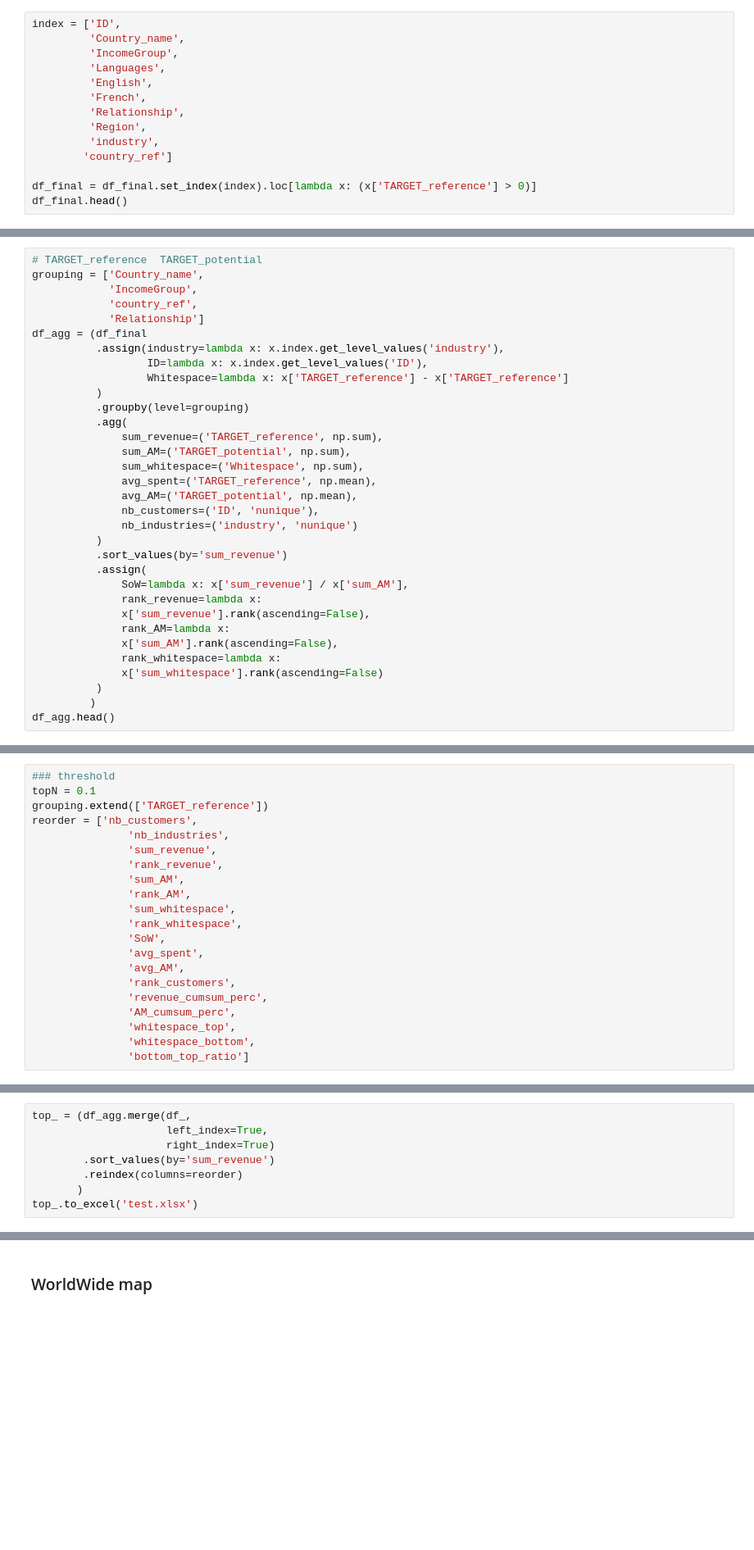
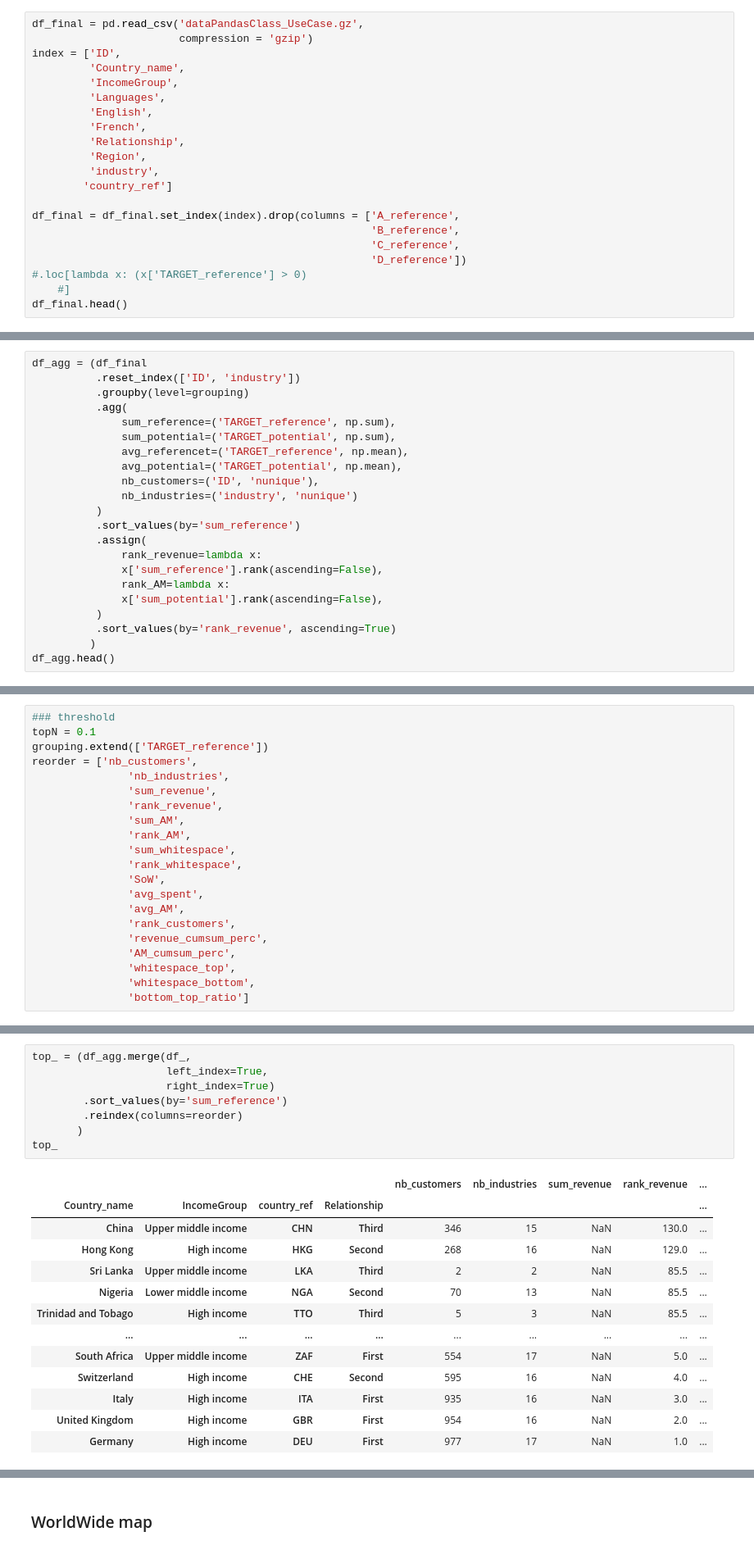
Before and after one commit to thomaspernet/PythonTeaching, a Jupyter notebook: Lectures/05_Pandas/UseCases/Use_Case_CA.ipynb, the cells around one changed output, grey strips where cells are left out. Shown at 82% size. Drawn from its saved outputs; the diff is of its cells as text; blank space fills up the shorter version.

Commit message:
Updade var name

```diff
--- a/Lectures/05_Pandas/UseCases/Use_Case_CA.ipynb
+++ b/Lectures/05_Pandas/UseCases/Use_Case_CA.ipynb
@@ -76,6 +73,8 @@ df_final = pd.read_csv('dataPandasClass_UseCase.gz',
 # %% [markdown]
 Set the index and remove prospect from database
 # %%
+df_final = pd.read_csv('dataPandasClass_UseCase.gz',
+                       compression = 'gzip')
 index = ['ID',
          'Country_name',
          'IncomeGroup',
@@ -87,5 +86,10 @@ index = ['ID',
          'industry',
         'country_ref']
 
-df_final = df_final.set_index(index).loc[lambda x: (x['TARGET_reference'] > 0)]
+df_final = df_final.set_index(index).drop(columns = ['A_reference',
+                                                     'B_reference',
+                                                     'C_reference',
+                                                     'D_reference'])
+#.loc[lambda x: (x['TARGET_reference'] > 0)
+    #]
 df_final.head()
@@ -197,33 +373,22 @@ The outcomes can be viewed from this [link](https://1drv.ms/x/s!AkDhd3h9fJNWhSqO
 # %%
-# TARGET_reference	TARGET_potential
-grouping = ['Country_name',
-            'IncomeGroup',
-            'country_ref',
-            'Relationship']
 df_agg = (df_final
-          .assign(industry=lambda x: x.index.get_level_values('industry'),
-                  ID=lambda x: x.index.get_level_values('ID'),
-                  Whitespace=lambda x: x['TARGET_reference'] - x['TARGET_reference']
-          )
+          .reset_index(['ID', 'industry'])
           .groupby(level=grouping)
           .agg(
-              sum_revenue=('TARGET_reference', np.sum),
-              sum_AM=('TARGET_potential', np.sum),
-              sum_whitespace=('Whitespace', np.sum),
-              avg_spent=('TARGET_reference', np.mean),
-              avg_AM=('TARGET_potential', np.mean),
+              sum_reference=('TARGET_reference', np.sum),
+              sum_potential=('TARGET_potential', np.sum),
+              avg_referencet=('TARGET_reference', np.mean),
+              avg_potential=('TARGET_potential', np.mean),
               nb_customers=('ID', 'nunique'),
               nb_industries=('industry', 'nunique')
           )
-          .sort_values(by='sum_revenue')
+          .sort_values(by='sum_reference')
           .assign(
-              SoW=lambda x: x['sum_revenue'] / x['sum_AM'],
               rank_revenue=lambda x:
-              x['sum_revenue'].rank(ascending=False),
+              x['sum_reference'].rank(ascending=False),
               rank_AM=lambda x:
-              x['sum_AM'].rank(ascending=False),
-              rank_whitespace=lambda x:
-              x['sum_whitespace'].rank(ascending=False)
+              x['sum_potential'].rank(ascending=False),
           )
+          .sort_values(by='rank_revenue', ascending=True)
          )
 df_agg.head()
@@ -389,8 +570,22 @@ df_.head()
 # %%
 top_ = (df_agg.merge(df_,
                      left_index=True,
                      right_index=True)
-        .sort_values(by='sum_revenue')
+        .sort_values(by='sum_reference')
         .reindex(columns=reorder)
        )
-top_.to_excel('test.xlsx')
+top_
+# %% [output]
+|  |  |  |  | nb_customers | nb_industries | sum_revenue | rank_revenue | ... |
+| Country_name | IncomeGroup | country_ref | Relationship |  |  |  |  | ... |
+| China | Upper middle income | CHN | Third | 346 | 15 | NaN | 130.0 | ... |
+| Hong Kong | High income | HKG | Second | 268 | 16 | NaN | 129.0 | ... |
+| Sri Lanka | Upper middle income | LKA | Third | 2 | 2 | NaN | 85.5 | ... |
+| Nigeria | Lower middle income | NGA | Second | 70 | 13 | NaN | 85.5 | ... |
+| Trinidad and Tobago | High income | TTO | Third | 5 | 3 | NaN | 85.5 | ... |
+| ... | ... | ... | ... | ... | ... | ... | ... | ... |
+| South Africa | Upper middle income | ZAF | First | 554 | 17 | NaN | 5.0 | ... |
+| Switzerland | High income | CHE | Second | 595 | 16 | NaN | 4.0 | ... |
+| Italy | High income | ITA | First | 935 | 16 | NaN | 3.0 | ... |
+| United Kingdom | High income | GBR | First | 954 | 16 | NaN | 2.0 | ... |
+| Germany | High income | DEU | First | 977 | 17 | NaN | 1.0 | ... |
```
Also changed, not shown: parts of 33 cells of this notebook.
